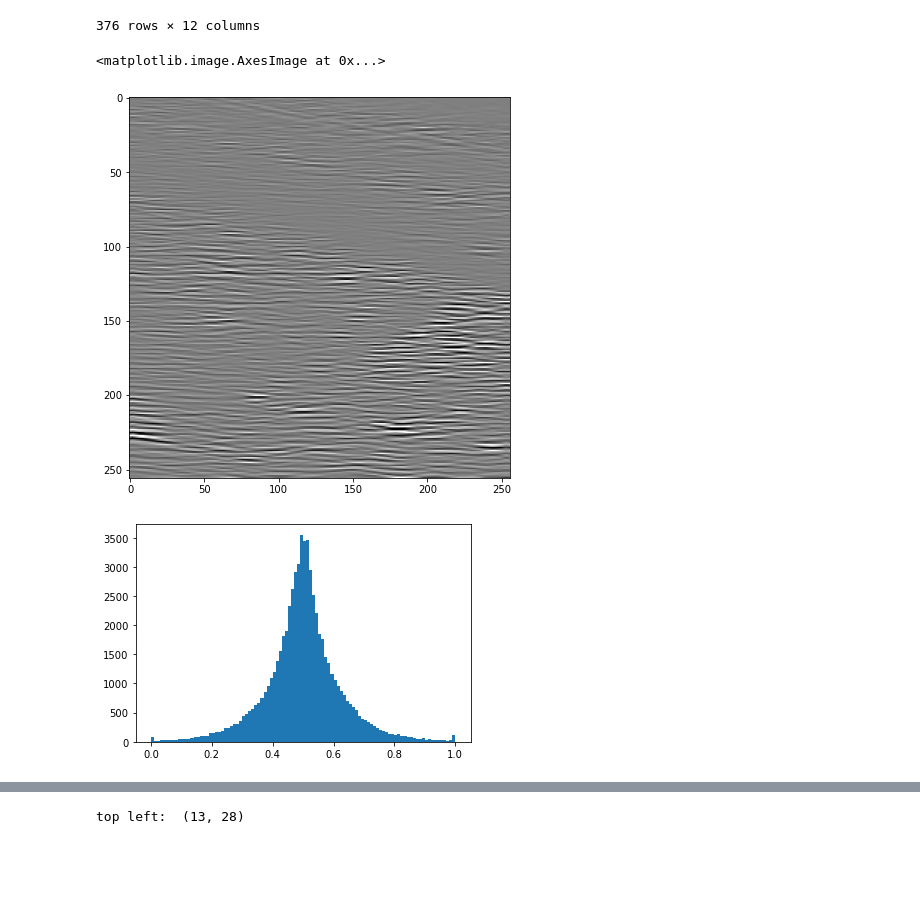
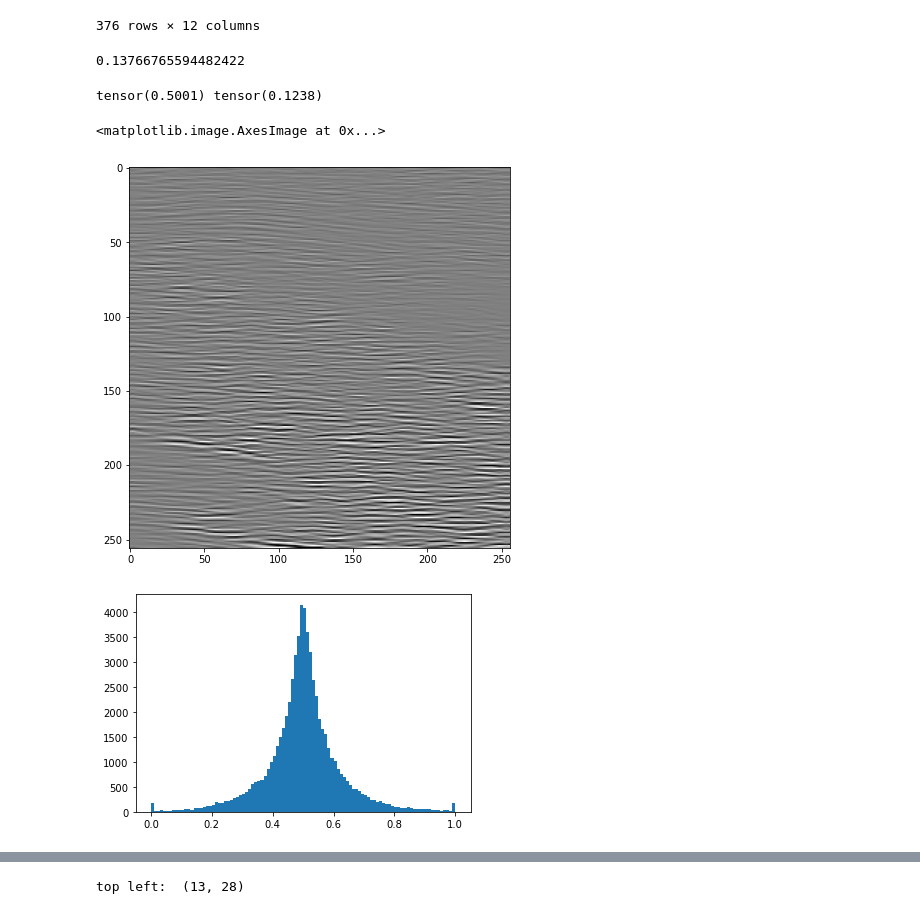
Before and after one commit to MahdiGilany/SSL_micro_ultrasound, a Jupyter notebook: notebooks/1.0-jqp-initial-datamodule-transfering.ipynb, the cells around one changed output, grey strips where cells are left out. Saved outputs shown, nothing was run; the diff lists cells and outputs as text; code cells hidden in the pictures; blank space fills up the shorter version.

```diff
--- a/notebooks/1.0-jqp-initial-datamodule-transfering.ipynb
+++ b/notebooks/1.0-jqp-initial-datamodule-transfering.ipynb
@@ -407,21 +408,27 @@ dm.train_dataset.metadata
 376 rows × 12 columns
 # %%
 st = time.time()
-for i in range(1):
-    X, y = dm.train_dataset[500]
+for i in range(5):
+    X, y = dm.train_dataset[300]
 print(time.time()-st)
+# %% [output]
+0.13766765594482422
 # %%
 import matplotlib.pyplot as plt
 from matplotlib.colors import NoNorm
+
+X, y = dm.train_dataset[300]
+print(X.mean(), X.std())
 plt.figure(figsize=(18.5/1.5, 10.5/1.5))
 plt.imshow(X.numpy()[0], 'gray')
 # %% [output]
-<matplotlib.image.AxesImage at 0x...>
+tensor(0.5001) tensor(0.1238)
+<matplotlib.image.AxesImage at 0x...>
-[figure, old version]
+[figure, new version]
 # %%
 img = X[0].reshape(-1).numpy()
 img.shape
 plt.hist(img, bins=100)
 plt.show()
 # %% [output]
-[figure, old version]
+[figure, new version]
```
Also changed, not shown: parts of 11 cells of this notebook, 2 other files.
